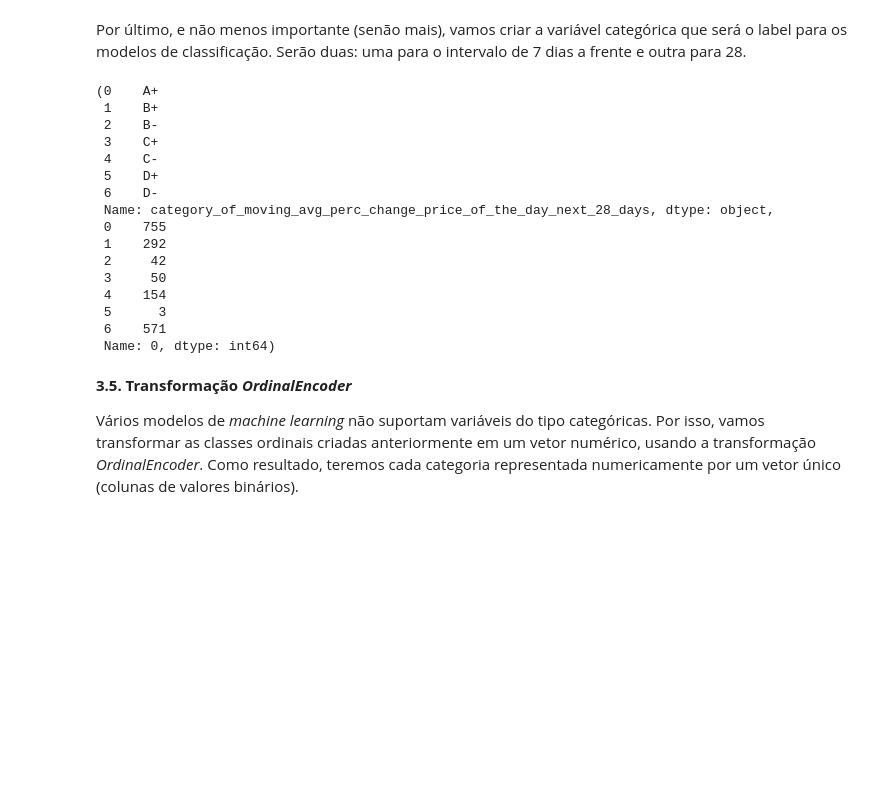
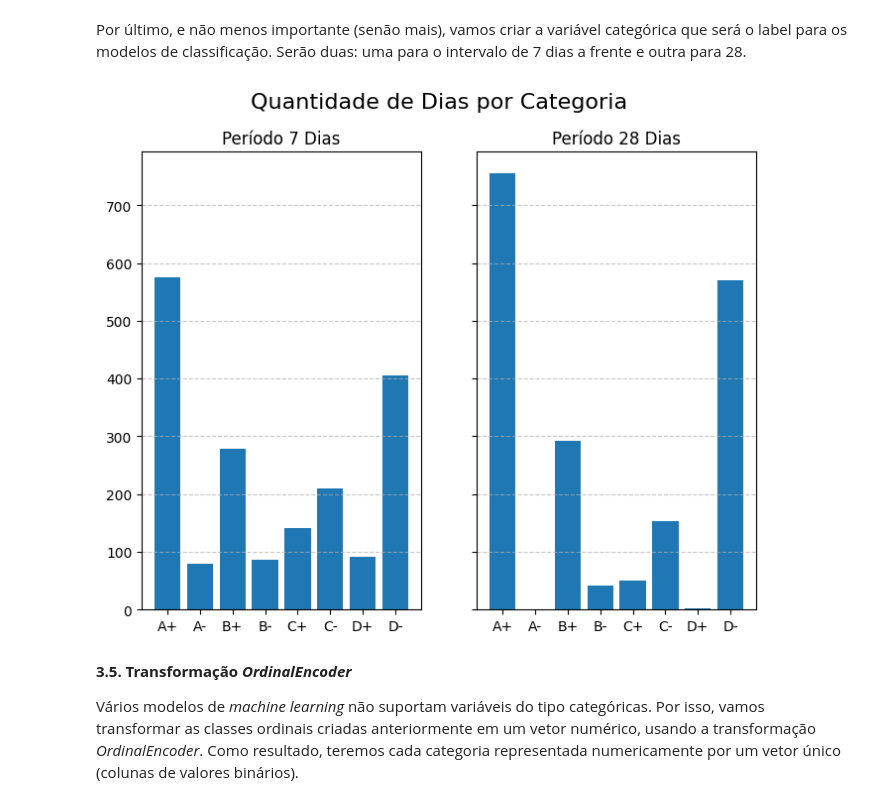
Before and after one commit to martinsphl/postgraduate_puc-rio_sprint_1, a Jupyter notebook: phlm_mvp_sprint_1_puc_rio.ipynb, the cells around one changed output. Cells and saved outputs as stored; diff of their text form; code cells hidden in the pictures; blank space fills up the shorter version.

```diff
--- a/phlm_mvp_sprint_1_puc_rio.ipynb
+++ b/phlm_mvp_sprint_1_puc_rio.ipynb
@@ -1013,27 +1013,25 @@ print('Total de Linhas Disponíveis: ' + str(df_cleaned_enriched_bitcoin_price.s
 Total de Linhas Disponíveis: 1867
 # %% [markdown]
 Por último, e não menos importante (senão mais), vamos criar a variável categórica que será o label para os modelos de classificação. Serão duas: uma para o intervalo de 7 dias a frente e outra para 28.
-# %%
-# Applying the function for both moving average on perc_change_price_of_the_day
-applying_category(df_cleaned_enriched_bitcoin_price, 'moving_avg_perc_change_price_of_the_day_next_7_days')
-applying_category(df_cleaned_enriched_bitcoin_price, 'moving_avg_perc_change_price_of_the_day_next_28_days')
-# %% [output]
-(0    A+
- 1    B+
- 2    B-
- 3    C+
- 4    C-
- 5    D+
- 6    D-
- Name: category_of_moving_avg_perc_change_price_of_the_day_next_28_days, dtype: object,
- 0    755
- 1    292
- 2     42
- 3     50
- 4    154
- 5      3
- 6    571
- Name: 0, dtype: int64)
+# %%
+# Plot a chart to compare the number of items per category by day, 7 days and 28 days ago
+fig, ax = plt.subplots(1,2, figsize=(8,6), sharey=True, sharex=True)
+fig.suptitle('Quantidade de Dias por Categoria', fontsize=16)
+
+# Applying the function for both moving average on perc_change_price_of_the_day
+x, y = applying_category(df_cleaned_enriched_bitcoin_price, 'moving_avg_perc_change_price_of_the_day_next_7_days')
+ax[0].bar(x,y)
+ax[0].set_title('Período 7 Dias', fontsize=12)
+ax[0].grid(axis='y', linestyle='--', alpha=0.7)
+
+x, y = applying_category(df_cleaned_enriched_bitcoin_price, 'moving_avg_perc_change_price_of_the_day_next_28_days')
+ax[1].bar(x,y)
+ax[1].set_title('Período 28 Dias', fontsize=12)
+ax[1].grid(axis='y', linestyle='--', alpha=0.7)
+
+plt.show()
+# %% [output]
+[figure, added]
 # %% [markdown]
 **3.5. Transformação *OrdinalEncoder***
 
```
Also changed, not shown: parts of 1 cell of this notebook.
